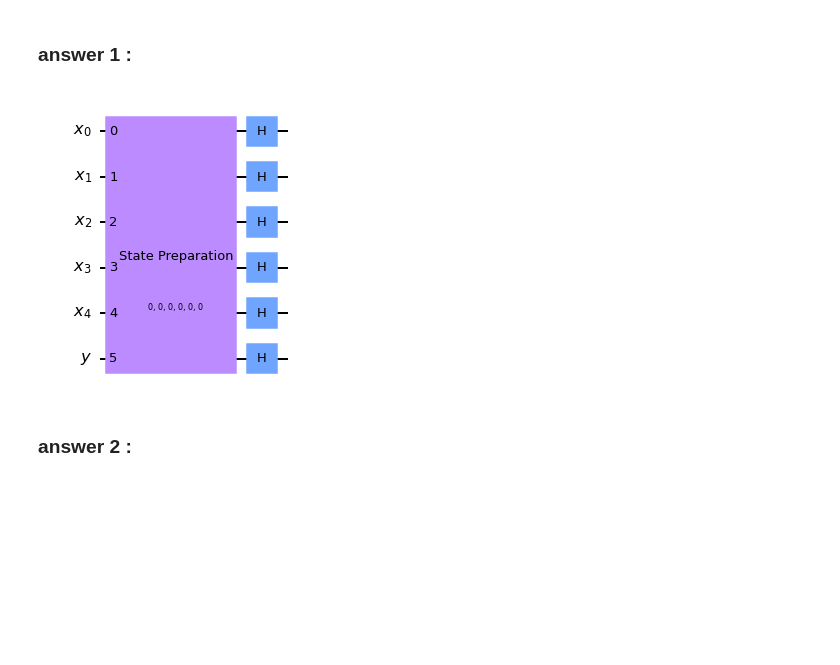
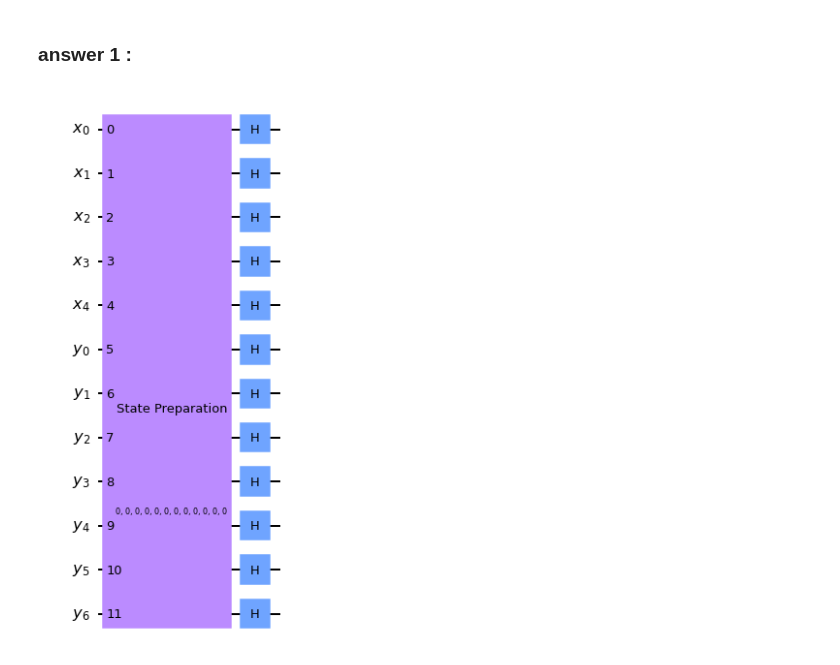
Before and after one commit to leonardeuler13/IQC_project, a Jupyter notebook: miniproject.ipynb, the cells around one changed output. Saved outputs shown, nothing was run; the diff lists cells and outputs as text; code cells hidden in the pictures; blank space fills up the shorter version.

```diff
--- a/miniproject.ipynb
+++ b/miniproject.ipynb
@@ -42,16 +42,14 @@ compute(5, custom_expression)
 ### answer 1 :
 # %%
 f_in = QuantumRegister(5, name='x')
-y = QuantumRegister(1, name='y')
+y = QuantumRegister(7, name='y')
 
 state_prep = QuantumCircuit(f_in, y)
-state_prep.prepare_state('000000', state_prep.qubits)
+state_prep.prepare_state('000000000000', state_prep.qubits)
 
-for i in range(6):
+for i in range(12):
     state_prep.h(i)
 
 state_prep.draw('mpl')
 # %% [output]
-[figure, old version]
+[figure, new version]
-# %% [markdown]
-### answer 2 :
```
Also changed, not shown: parts of 6 cells of this notebook.
